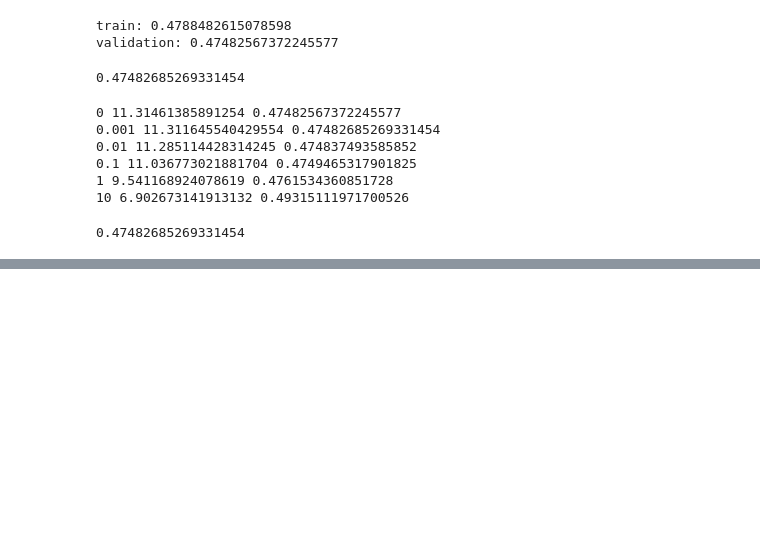
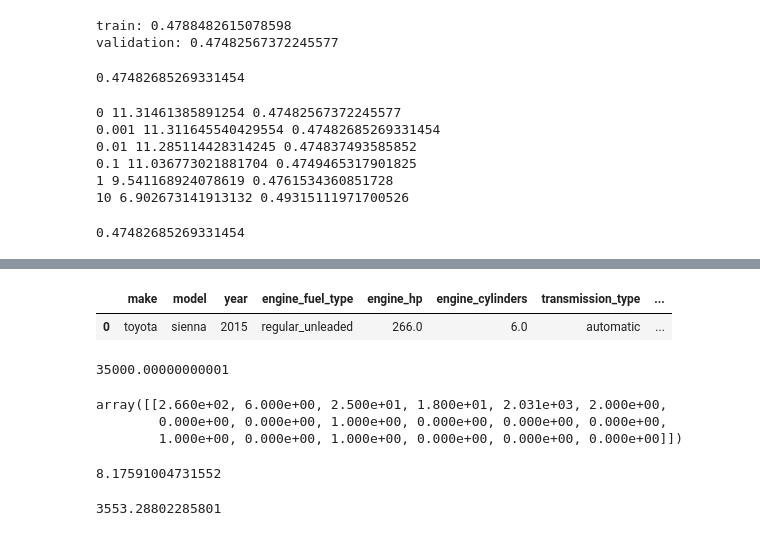
Before and after one commit to Santiagospinai7/ml-zoomcamp-homework, a Jupyter notebook: 02-regression/car_price.ipynb, the cells around one changed output, grey strips where cells are left out. Cells and saved outputs as stored; diff of their text form; code cells hidden in the pictures; blank space fills up the shorter version.

Commit message:
predict car price for df_test[20]

```diff
--- a/02-regression/car_price.ipynb
+++ b/02-regression/car_price.ipynb
@@ -852,0 +872,4 @@ print(score)
+# %%
+i = 20
+car = df_test.iloc[i].to_dict()
+car
@@ -852,0 +892,26 @@ print(score)
+# %%
+df_small = pd.DataFrame([car])
+df_small
+# %% [output]
+|  | make | model | year | engine_fuel_type | engine_hp | engine_cylinders | transmission_type | ... |
+| 0 | toyota | sienna | 2015 | regular_unleaded | 266.0 | 6.0 | automatic | ... |
+# %%
+np.expm1(y_test[20])
+# %% [output]
+35000.00000000001
+# %%
+prepare_X(df_small)
+# %% [output]
+array([[2.660e+02, 6.000e+00, 2.500e+01, 1.800e+01, 2.031e+03, 2.000e+00,
+        0.000e+00, 0.000e+00, 1.000e+00, 0.000e+00, 0.000e+00, 0.000e+00,
+        1.000e+00, 0.000e+00, 1.000e+00, 0.000e+00, 0.000e+00, 0.000e+00]])
+# %%
+y_pred = w0 + X_test.dot(w)
+y_pred = y_pred[0]
+y_pred
+# %% [output]
+8.17591004731552
+# %%
+np.expm1(y_pred)
+# %% [output]
+3553.28802285801
```
Also changed, not shown: parts of 8 cells of this notebook.
